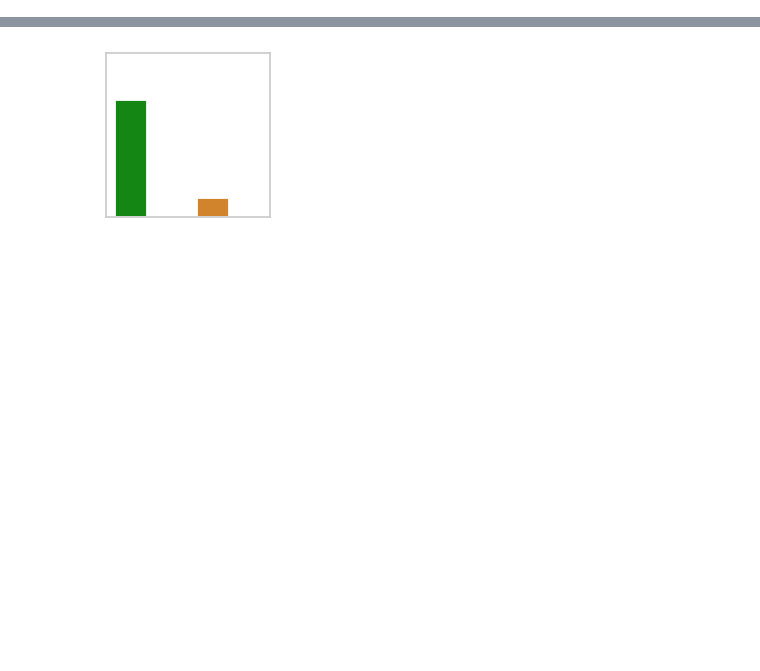
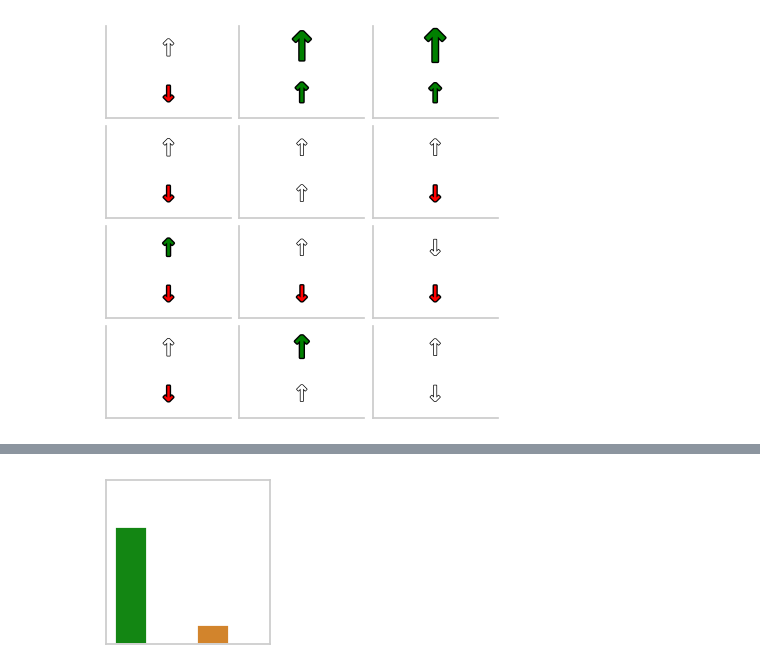
Before and after one commit to karinemiras/revolve2, a Jupyter notebook: experiments/default_study/knockout_analysisv2.ipynb, the cells around one changed output, grey strips where cells are left out. Saved outputs shown, nothing was run; the diff lists cells and outputs as text; code cells hidden in the pictures; blank space fills up the shorter version.

```diff
--- a/experiments/default_study/knockout_analysisv2.ipynb
+++ b/experiments/default_study/knockout_analysisv2.ipynb
@@ -198,0 +161,93 @@ fig.savefig(f'{path}/knockouts/epistasis_change.png', dpi=300, bbox_inches='tigh
+# %%
+
+
+import matplotlib.patheffects as path_effects
+
+traits = ['disp_y', 'distance', 'proportion', 'head_balance']
+
+# Create a figure: compare gens
+fig, ax = plt.subplots(len(traits), len(metrics), figsize=(4, 4), constrained_layout=True)
+
+for i, trait in enumerate(traits):
+    df_trait = df_traits[trait].copy(deep=True)
+    for j, metric in enumerate(metrics):
+        for k, exp in enumerate(experiments):
+            df_trait_exp = df_trait[df_trait['experiment_name'] == exp]
+            df_trait_exp = df_trait_exp[df_trait_exp['ranking'] == 'best']
+
+            filtered_clean = df_trait_exp[pd.notna(df_trait_exp[metric])]
+            ini_gen = filtered_clean[filtered_clean['gen'] == 0][f'{metric}']
+            end_gen = filtered_clean[filtered_clean['gen'] == 100][f'{metric}']
+
+            # Calculate the averages
+            avg_ini_gen = ini_gen.mean()
+            avg_end_gen = end_gen.mean()
+
+            # Perform the Mann-Whitney U test
+            _, p_value = mannwhitneyu(ini_gen, end_gen, alternative='two-sided')
+
+            # Calculate the ratio of gen 100 to gen 0
+            ratio = (avg_end_gen / avg_ini_gen) * 100
+
+            min_old, max_old = 33, 2868
+            min_new, max_new = 15, 40
+
+            # Normalize the variable from [6, 2000] to [10, 60]
+            arrow_size = ((ratio - min_old) / (max_old - min_old)) * (max_new - min_new) + min_new
+
+            # Determine the vertical position for stacking
+            subcell_height = 1.0 / len(experiments)
+            y_position = 1.0 - (k + 1) * subcell_height
+
+            if p_value >= 0.05:
+                alpha = 1
+                border = 1
+            else:
+                alpha = 1
+                border = 2
+
+            display_text = f'{ratio:.0f}%'
+            if ratio > 100:
+                if p_value >= 0.05:
+                    a_color = 'white'
+                else:
+                    a_color = 'green'
+                # Green arrow pointing up, below the text
+           #     ax[i, j].text(0.5, y_position + subcell_height / 2, display_text, ha='center', va='center', fontsize=11, color='black')
+
+                ax[i, j].annotate('↑', xy=(0.5, y_position + 0.5 * subcell_height), xytext=(0.5, y_position + 0.5 * subcell_height),
+                  textcoords='axes fraction', alpha=alpha, ha='center', va='center', color=a_color, fontsize=arrow_size, fontweight='bold',
+                  path_effects=[path_effects.withStroke(linewidth=border, foreground='black')])
+
+            else:
+                # Red arrow pointing down, above the text
+               # ax[i, j].text(0.5, y_position + subcell_height / 2, display_text, ha='center', va='center', fontsize=11, color='black')
+                if p_value >= 0.05:
+                    a_color = 'white'
+                else:
+                    a_color = 'red'
+                ax[i, j].annotate('↓', xy=(0.5, y_position + 0.5 * subcell_height), xytext=(0.5, y_position + 0.5 * subcell_height),
+                  textcoords='axes fraction', alpha=alpha, ha='center', va='center', color=a_color, fontsize=arrow_size, fontweight='bold',
+                  path_effects=[path_effects.withStroke(linewidth=border, foreground='black')])
+
+            # Draw the borders for each metric cell and subcells
+            ax[i, j].spines['top'].set_visible(False)
+            ax[i, j].spines['right'].set_visible(False)
+            ax[i, j].spines['bottom'].set_visible(True)
+            ax[i, j].spines['left'].set_visible(True)
+
+            # Draw the borders for the subcells
+            ax[i, j].add_patch(plt.Rectangle((0, y_position), 1, subcell_height, fill=False, edgecolor='white', lw=0.5))
+
+        # Set the grid borders
+        ax[i, j].set_xticks([])
+        ax[i, j].set_yticks([])
+
+# Set row labels for traits
+# for i, trait in enumerate(traits):
+#     ax[i, 0].set_ylabel(trait, fontsize=8, rotation=90, labelpad=30, ha='right')
+
+plt.show()
+fig.savefig(f'{path}/knockouts/epistasis_change_gens.png', dpi=300, bbox_inches='tight')
+# %% [output]
+[figure, added]
```
Also changed, not shown: parts of 17 cells of this notebook, 8 other files.
